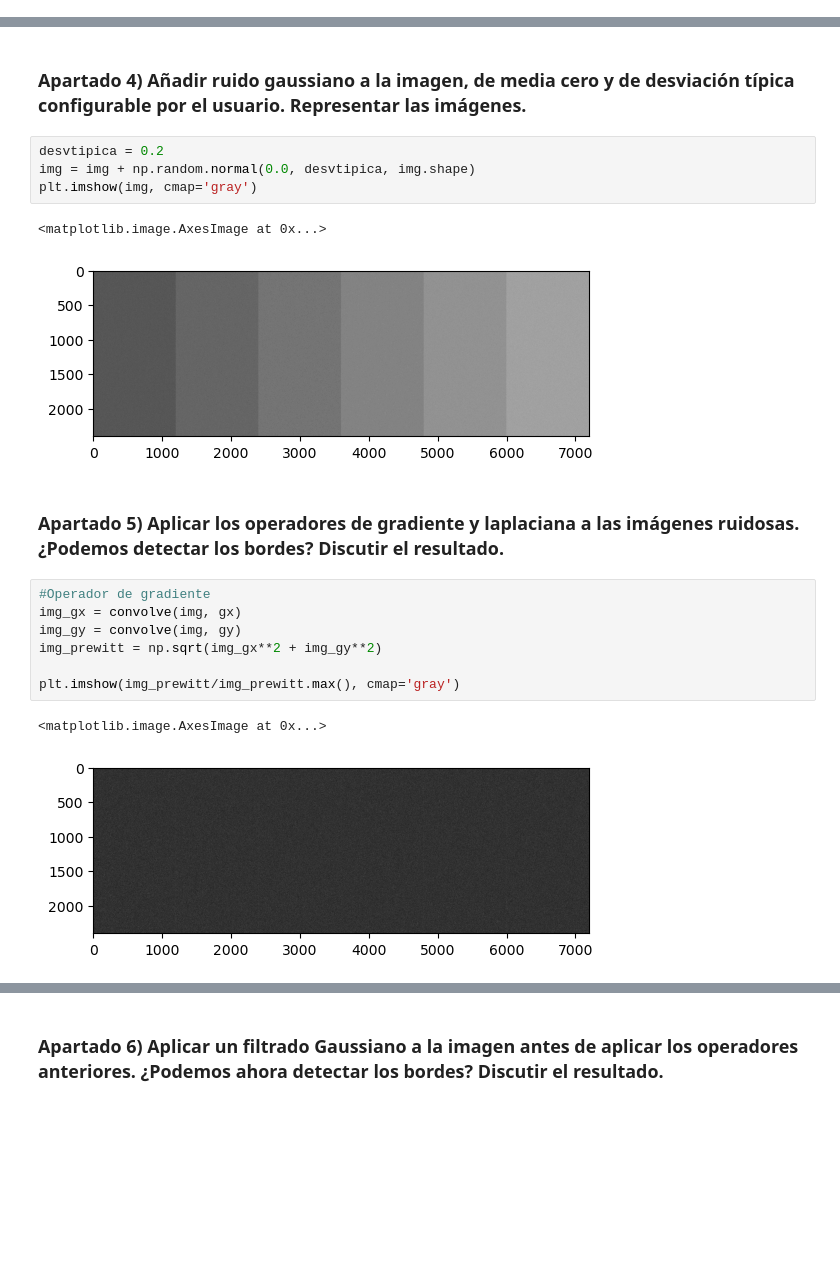
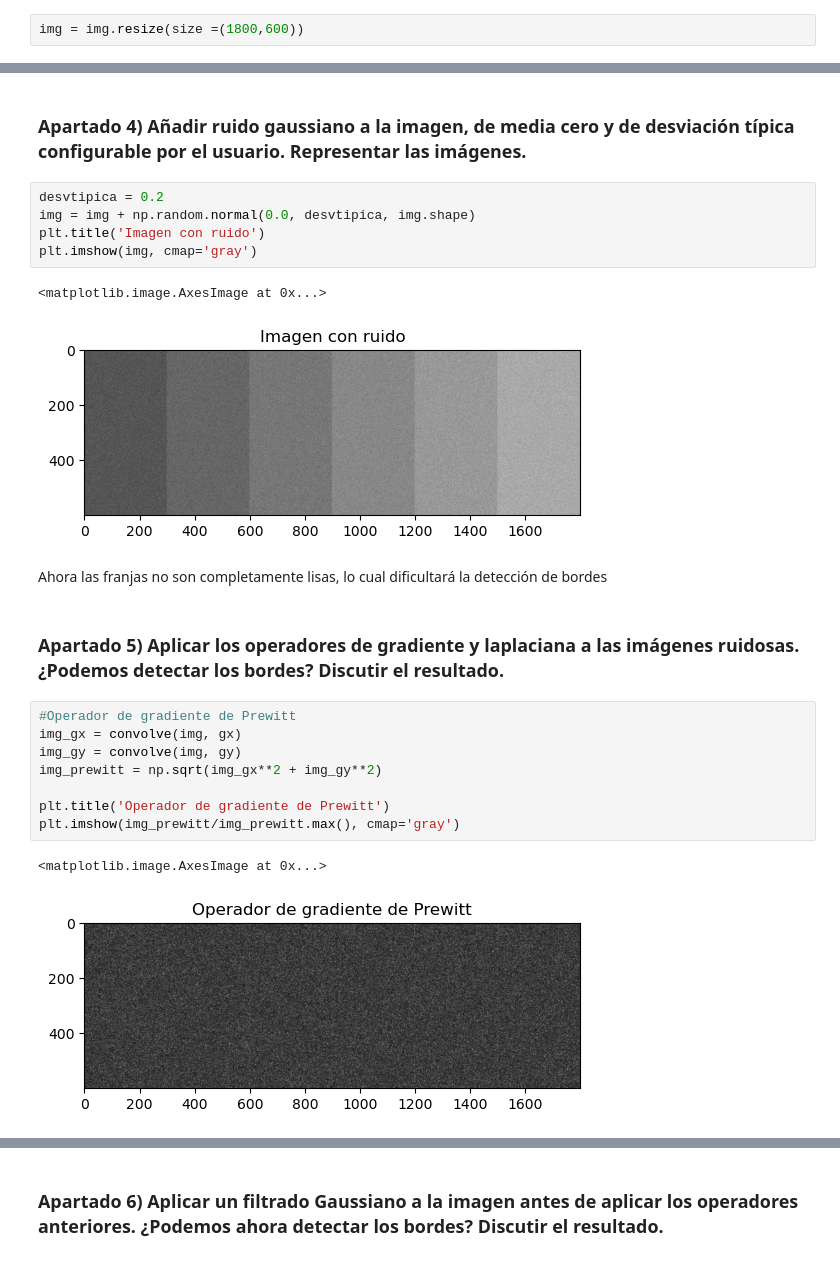
Before and after one commit to andres-rguez/TIV-demo, a Jupyter notebook: Practica_2_AndresRodriguezRamirez.ipynb, the cells around one changed output, grey strips where cells are left out. Saved outputs shown, nothing was run; the diff lists cells and outputs as text; blank space fills up the shorter version.

```diff
--- a/Practica_2_AndresRodriguezRamirez.ipynb
+++ b/Practica_2_AndresRodriguezRamirez.ipynb
@@ -31,3 +29,5 @@ display(img)
+# %%
+img = img.resize(size =(1800,600))
 # %% [markdown]
 ### Apartado 2) Detectar y representar los bordes con un operador de gradiente.
 # %%
@@ -60,19 +70,23 @@ plt.imshow(img_lpl, cmap='gray')
 # %%
 desvtipica = 0.2
 img = img + np.random.normal(0.0, desvtipica, img.shape)
+plt.title('Imagen con ruido')
 plt.imshow(img, cmap='gray')
 # %% [output]
 <matplotlib.image.AxesImage at 0x...>
-[figure, old version]
+[figure, new version]
+# %% [markdown]
+Ahora las franjas no son completamente lisas, lo cual dificultará la detección de bordes
 # %% [markdown]
 ### Apartado 5) Aplicar los operadores de gradiente y laplaciana a las imágenes ruidosas. ¿Podemos detectar los bordes? Discutir el resultado.
 # %%
-#Operador de gradiente
+#Operador de gradiente de Prewitt
 img_gx = convolve(img, gx)
 img_gy = convolve(img, gy)
 img_prewitt = np.sqrt(img_gx**2 + img_gy**2)
 
+plt.title('Operador de gradiente de Prewitt')
 plt.imshow(img_prewitt/img_prewitt.max(), cmap='gray')
 # %% [output]
 <matplotlib.image.AxesImage at 0x...>
-[figure, old version]
+[figure, new version]
```
Also changed, not shown: parts of 21 cells of this notebook.
